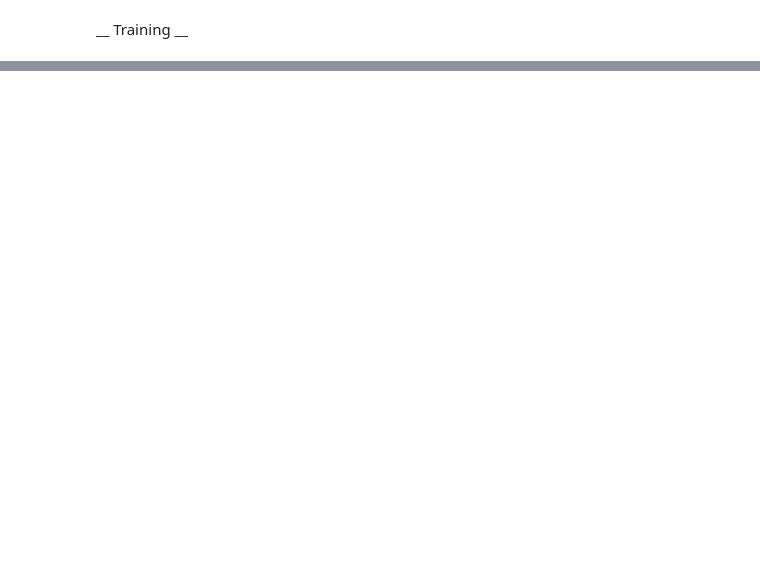
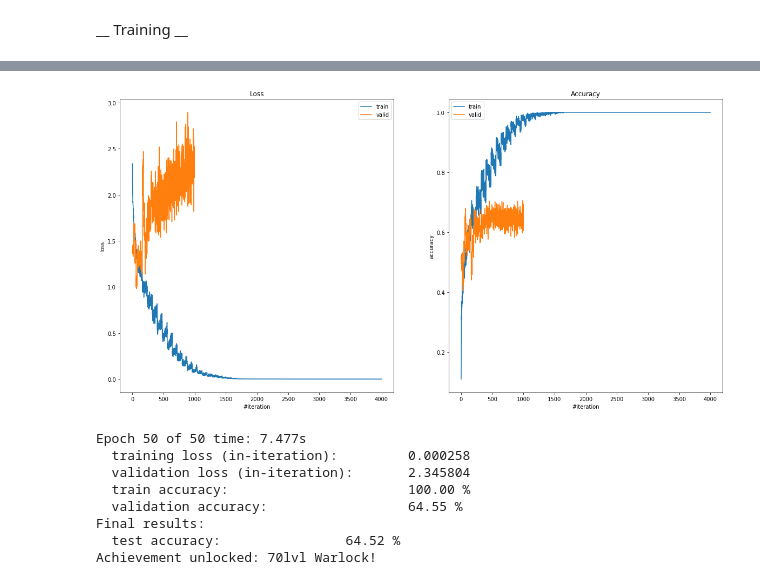
Before and after one commit to penguin138/Practical_DL, a Jupyter notebook: homework02/homework_part2.ipynb, the cells around one changed output, grey strips where cells are left out. Cells and saved outputs as stored; diff of their text form; code cells hidden in the pictures; blank space fills up the shorter version.

```diff
--- a/homework02/homework_part2.ipynb
+++ b/homework02/homework_part2.ipynb
@@ -218,0 +283,24 @@ else:
+# %%
+model = nn.Sequential(nn.Conv2d(3, 64, (7, 7), stride=3),
+                      nn.BatchNorm2d(64),
+                      nn.ReLU(),
+                      nn.Conv2d(64, 128, (5, 5), stride=2),
+                      nn.BatchNorm2d(128),
+                      nn.ReLU(),
+                      nn.Conv2d(128, 128, (3, 3), stride=2),
+                      nn.BatchNorm2d(128),
+                      nn.ReLU(),
+                      Flatten(),
+                      nn.Linear(128, 10)).cuda()
+train(model, num_epochs=50, batch_size=500, optimizer_type=torch.optim.Adam)
+evaluate(model)
+# %% [output]
+[figure, added]
+Epoch 50 of 50 time: 7.477s
+  training loss (in-iteration):         0.000258
+  validation loss (in-iteration):       2.345804
+  train accuracy:                       100.00 %
+  validation accuracy:                  64.55 %
+Final results:
+  test accuracy:                64.52 %
+Achievement unlocked: 70lvl Warlock!
```
Also changed, not shown: parts of 17 cells of this notebook, 1 other file.
